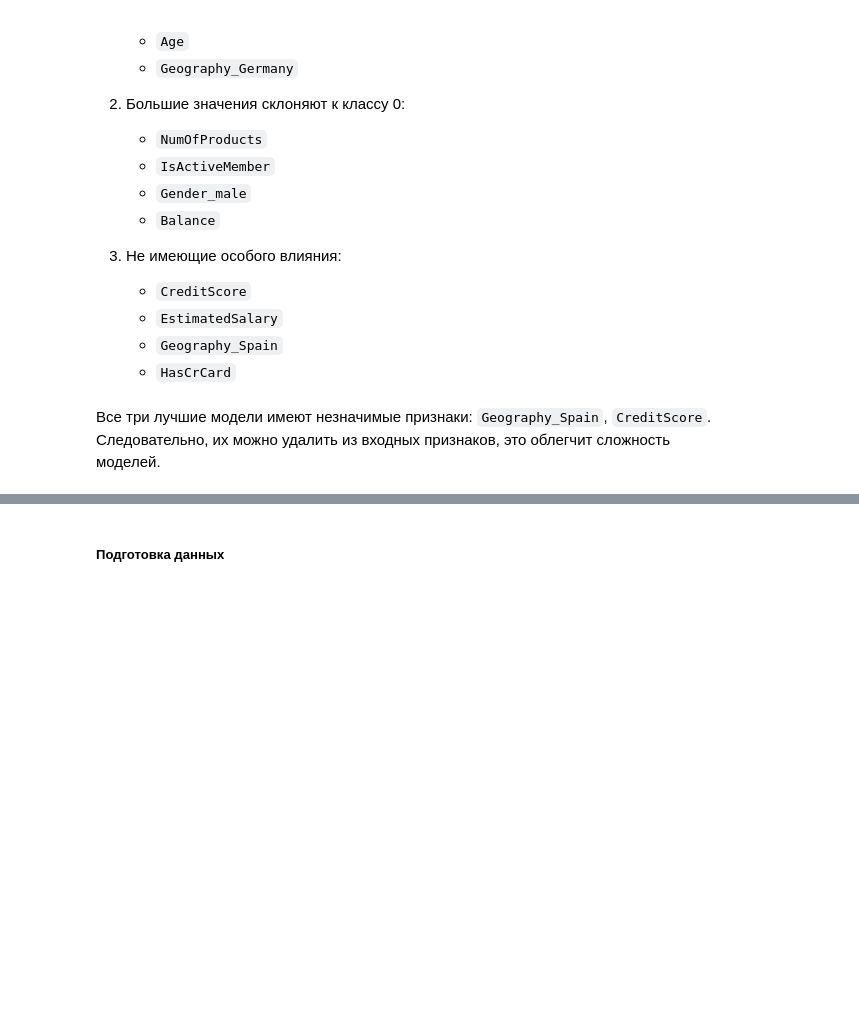
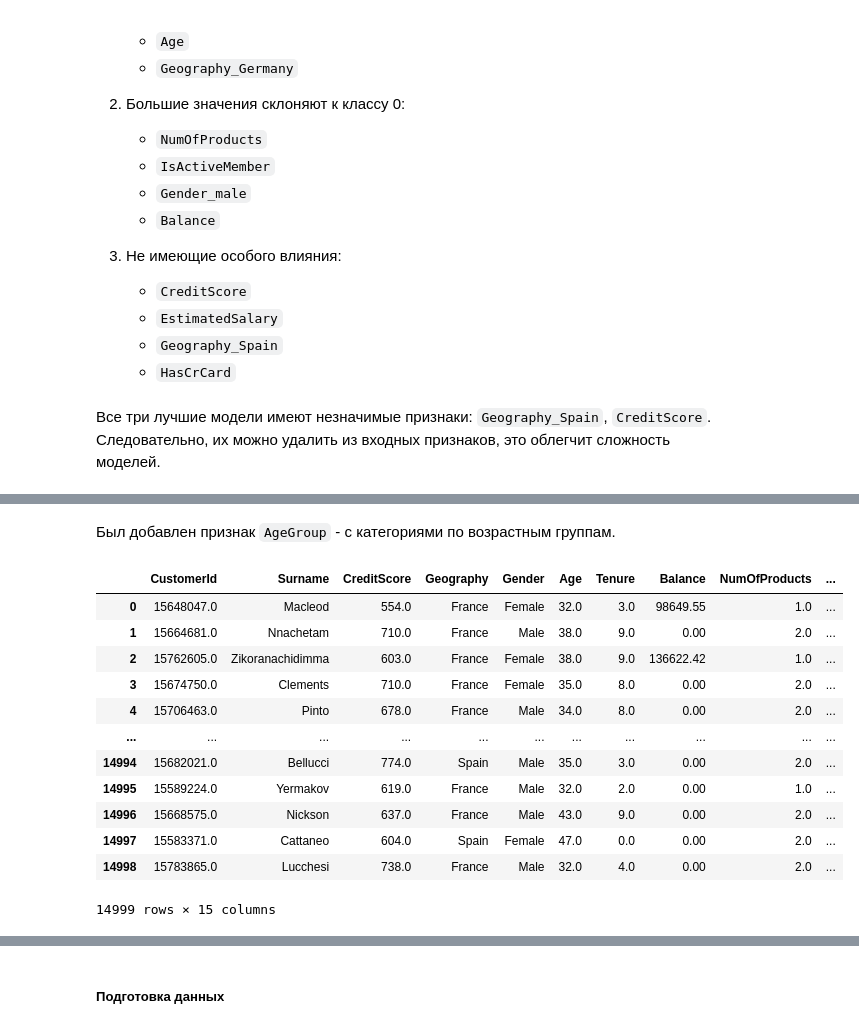
Before and after one commit to serguntsov/webbee_predict_customer_churn, a Jupyter notebook: pred_customer_churn.ipynb, the cells around one changed output, grey strips where cells are left out. Drawn from its saved outputs; the diff is of its cells as text; code cells hidden in the pictures; blank space fills up the shorter version.

```diff
--- a/pred_customer_churn.ipynb
+++ b/pred_customer_churn.ipynb
@@ -691,0 +812,18 @@ get_shape_beeswarm(oscv_gbc, X, size=500)
+# %% [markdown]
+Был добавлен признак `AgeGroup` - с категориями по возрастным группам.
+# %%
+train_customer_churn
+# %% [output]
+|  | CustomerId | Surname | CreditScore | Geography | Gender | Age | Tenure | Balance | NumOfProducts | ... |
+| 0 | 15648047.0 | Macleod | 554.0 | France | Female | 32.0 | 3.0 | 98649.55 | 1.0 | ... |
+| 1 | 15664681.0 | Nnachetam | 710.0 | France | Male | 38.0 | 9.0 | 0.00 | 2.0 | ... |
+| 2 | 15762605.0 | Zikoranachidimma | 603.0 | France | Female | 38.0 | 9.0 | 136622.42 | 1.0 | ... |
+| 3 | 15674750.0 | Clements | 710.0 | France | Female | 35.0 | 8.0 | 0.00 | 2.0 | ... |
+| 4 | 15706463.0 | Pinto | 678.0 | France | Male | 34.0 | 8.0 | 0.00 | 2.0 | ... |
+| ... | ... | ... | ... | ... | ... | ... | ... | ... | ... | ... |
+| 14994 | 15682021.0 | Bellucci | 774.0 | Spain | Male | 35.0 | 3.0 | 0.00 | 2.0 | ... |
+| 14995 | 15589224.0 | Yermakov | 619.0 | France | Male | 32.0 | 2.0 | 0.00 | 1.0 | ... |
+| 14996 | 15668575.0 | Nickson | 637.0 | France | Male | 43.0 | 9.0 | 0.00 | 2.0 | ... |
+| 14997 | 15583371.0 | Cattaneo | 604.0 | Spain | Female | 47.0 | 0.0 | 0.00 | 2.0 | ... |
+| 14998 | 15783865.0 | Lucchesi | 738.0 | France | Male | 32.0 | 4.0 | 0.00 | 2.0 | ... |
+14999 rows × 15 columns
```
Also changed, not shown: parts of 30 cells of this notebook, 1 other file.
